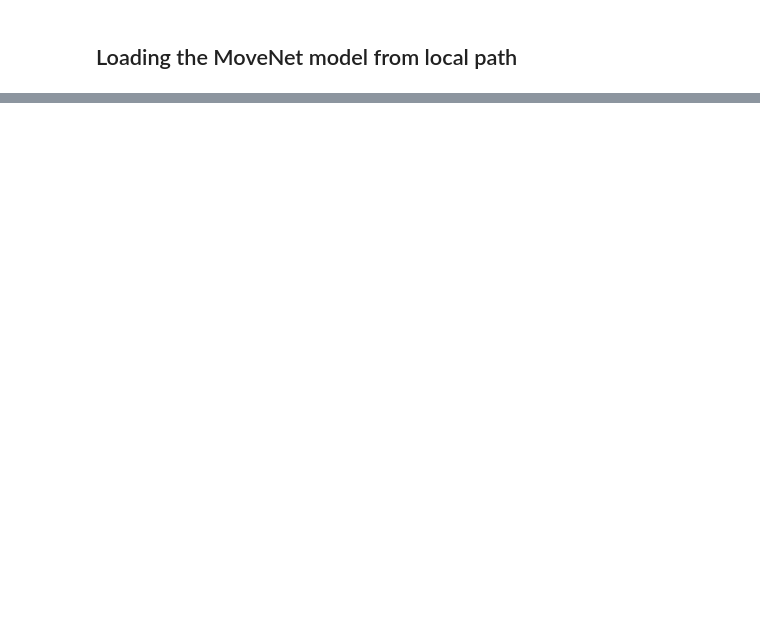
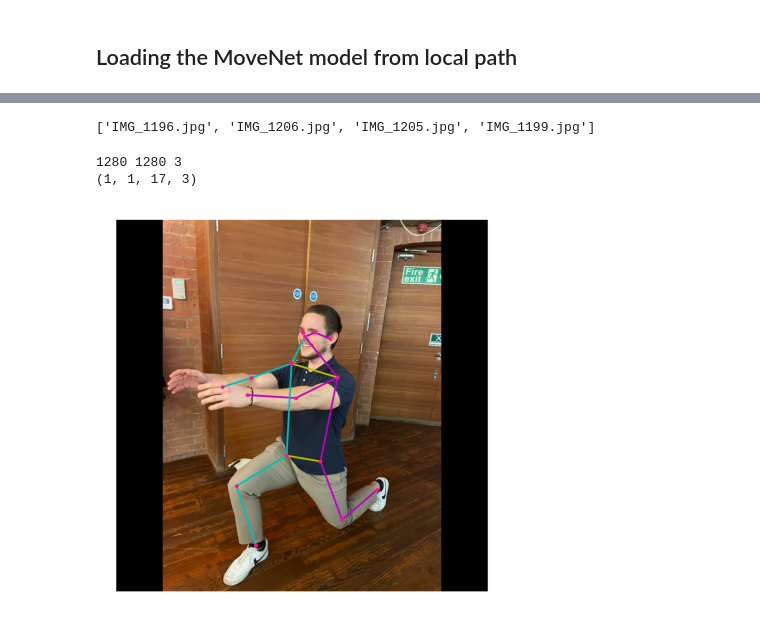
Before and after one commit to kvkirya/pt-ai, a Jupyter notebook: notebooks/exploratory_MISCHA.ipynb, the cells around one changed output, grey strips where cells are left out. Saved outputs shown, nothing was run; the diff lists cells and outputs as text; code cells hidden in the pictures; blank space fills up the shorter version.

```diff
--- a/notebooks/exploratory_MISCHA.ipynb
+++ b/notebooks/exploratory_MISCHA.ipynb
@@ -527,0 +493,29 @@ _SignatureMap({})
+# %%
+test_images = os.listdir("../raw_data/test_images/")
+
+test_images =[image for image in test_images if "IMG_88" not in image]
+
+test_images
+# %% [output]
+['IMG_1196.jpg', 'IMG_1206.jpg', 'IMG_1205.jpg', 'IMG_1199.jpg']
+# %%
+movenet = load_model_from_tfhub()
+# %%
+test_keypoints = []
+test_image_data = []
+
+for image in test_images:
+
+    test_image_path = os.path.join("../raw_data/test_images/", image)
+
+    image_data = load_image_data(test_image_path)
+
+    test_image_data.append(image_data[0])
+    keypoints_tmp = run_movenet_inference(model=movenet,image=image_data)
+    test_keypoints.append(keypoints_tmp)
+# %%
+plot_skeleton_on_image(os.path.join("../raw_data/test_images/", test_images[1]), test_keypoints[1])
+# %% [output]
+1280 1280 3
+(1, 1, 17, 3)
+[figure, added]
```
Also changed, not shown: parts of 11 cells of this notebook, 2 other files.
